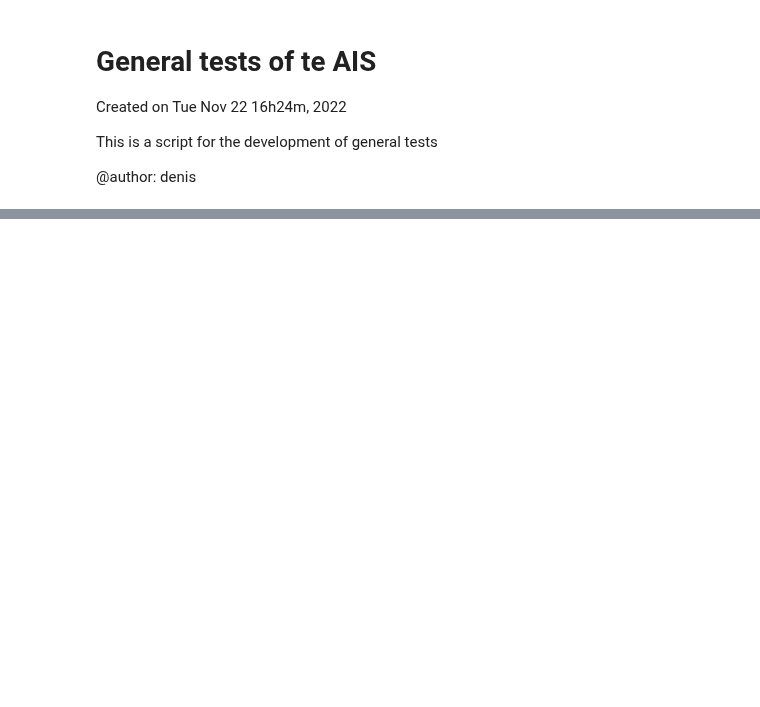
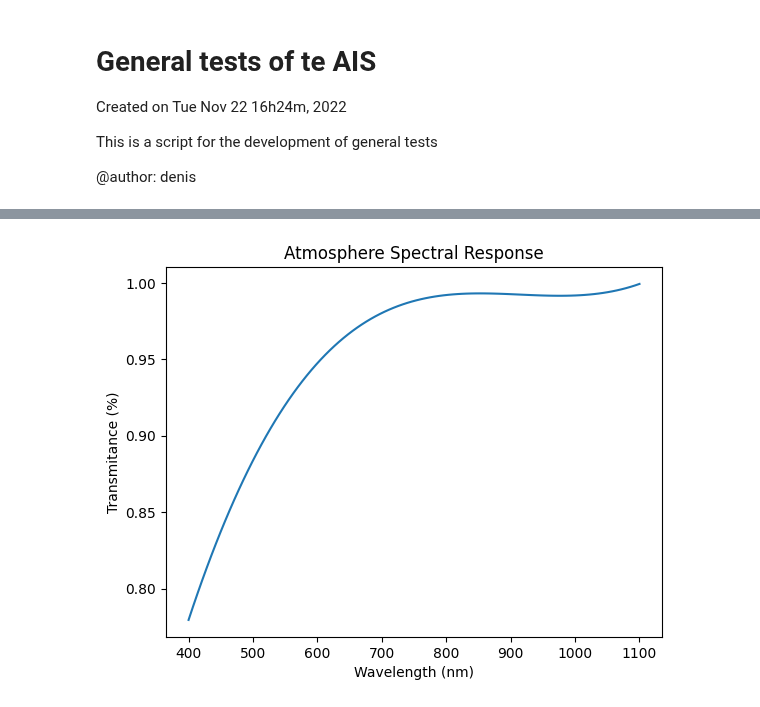
Before and after one commit to DBernardes/AIS, a Jupyter notebook: general_tests.ipynb, the cells around one changed output, grey strips where cells are left out. Saved outputs shown, nothing was run; the diff lists cells and outputs as text; code cells hidden in the pictures; blank space fills up the shorter version.

```diff
--- a/general_tests.ipynb
+++ b/general_tests.ipynb
@@ -307,17 +308,20 @@ print(vega_fluxd.get()["Johnson V"])
 # %%
 
 # Test the atmosphere spectral response
 from AIS.Spectral_Response import Atmosphere
 import matplotlib.pyplot as plt
 import numpy as np
 
 obj_wavelength = np.linspace(400, 1100, 100)
 atmosphere = Atmosphere()
 spectral_response = atmosphere.get_spectral_response(obj_wavelength, 1)
 plt.plot(obj_wavelength, spectral_response)
 plt.xlabel('Wavelength (nm)')
 plt.ylabel('Transmitance (%)')
-plt.show()
+plt.title('Atmosphere Spectral Response')
+plt.savefig('notebook/figures/atmosphere_spec_response.png')
+# %% [output]
+[figure, added]
 # %%
 # Test telescope spectral response
 from AIS.Spectral_Response import Telescope
```
Also changed, not shown: parts of 9 cells of this notebook, 23 other files.
